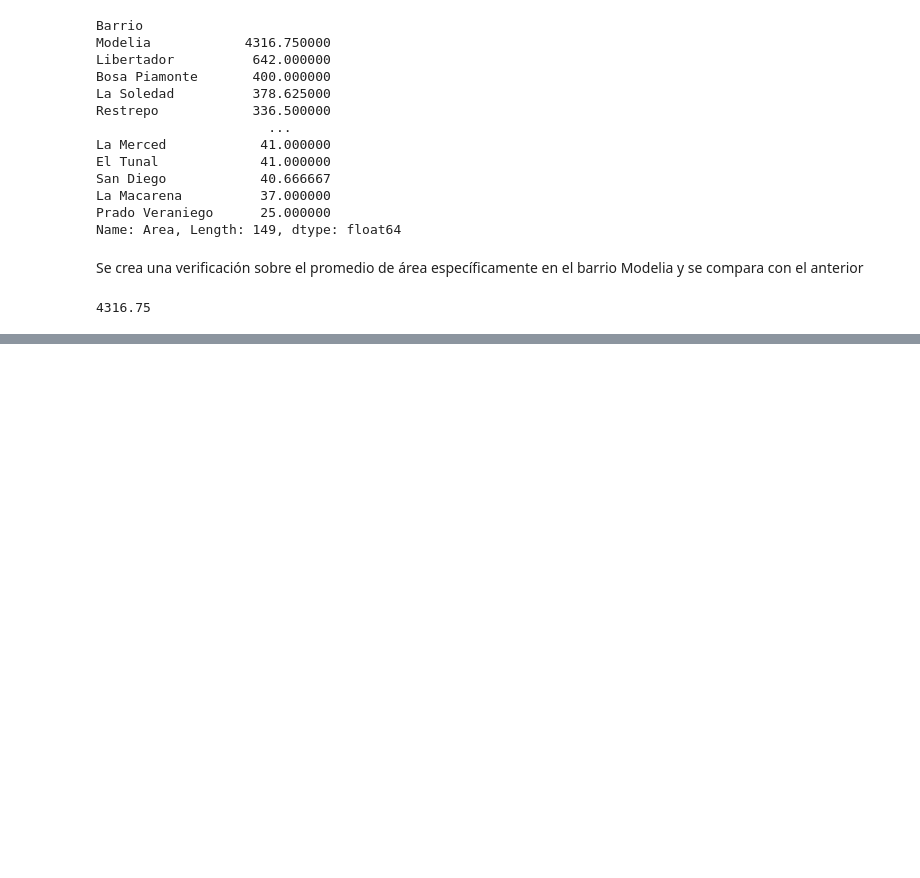
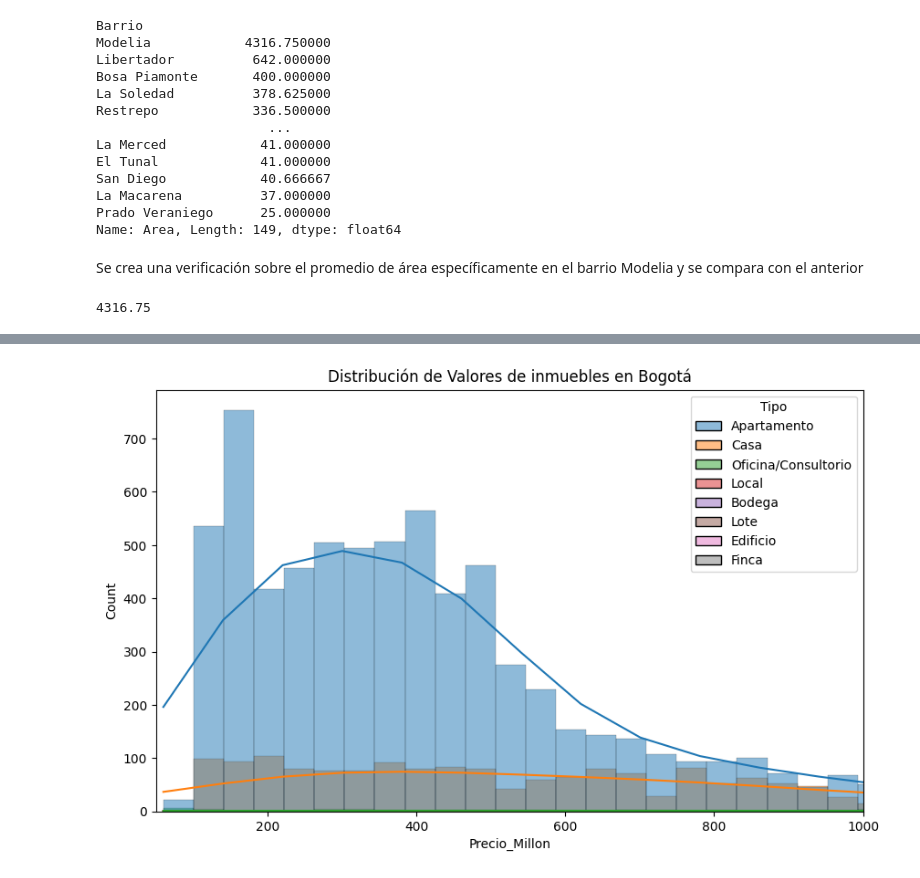
Before and after one commit to Leonel-Amaya/inmersion-datos, a Jupyter notebook: Inmersión_en_Datos_Aula_1.ipynb, the cells around one changed output, grey strips where cells are left out. Cells and saved outputs as stored; diff of their text form; code cells hidden in the pictures; blank space fills up the shorter version.

```diff
--- a/Inmersión_en_Datos_Aula_1.ipynb
+++ b/Inmersión_en_Datos_Aula_1.ipynb
@@ -244,0 +518,13 @@ inmuebles_por_barrio.mean()
+# %%
+plt.figure(figsize = (10, 6)) #Permite configurar el tamaño para las gráficas
+grafica = sns.histplot(data = inmuebles, x = 'Precio_Millon', kde = True, hue = 'Tipo')
+#Permite crear un gráfico de histograma
+#Parametro, data es de donde salen los datos
+#Parametro x, se estipula cual será el eje x y sus valores
+#Parametro kde, es la curva de densidad
+grafica.set_title('Distribución de Valores de inmuebles en Bogotá') #Asigna un titulo a la grafica
+plt.xlim(50, 1000) #Limita el rango de valores en el eje x
+plt.savefig('/content/drive/MyDrive/inmersion_datos/valor_inmuebles.png', format = 'png')
+plt.show()
+# %% [output]
+[figure, added]
```
Also changed, not shown: parts of 39 cells of this notebook.
